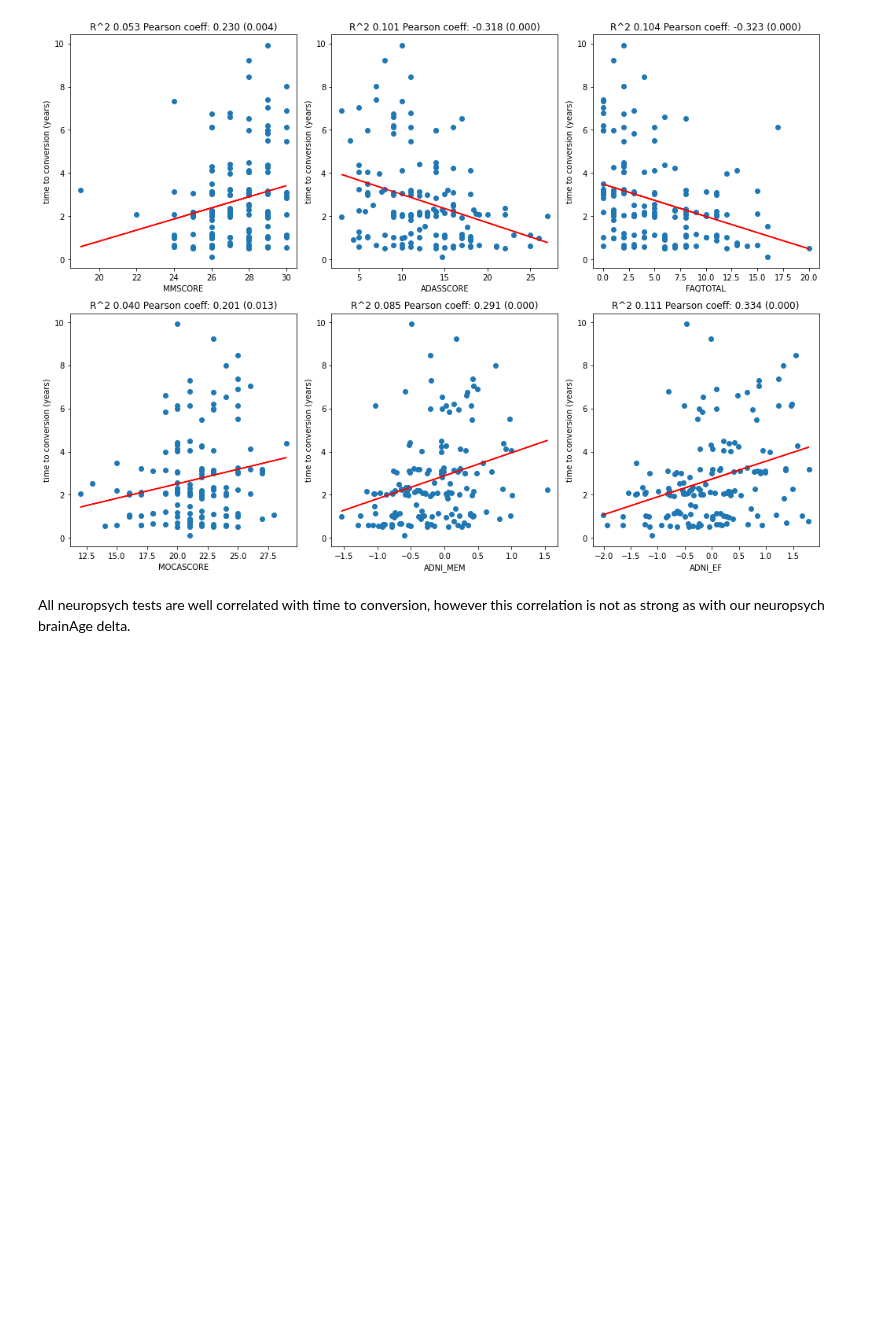
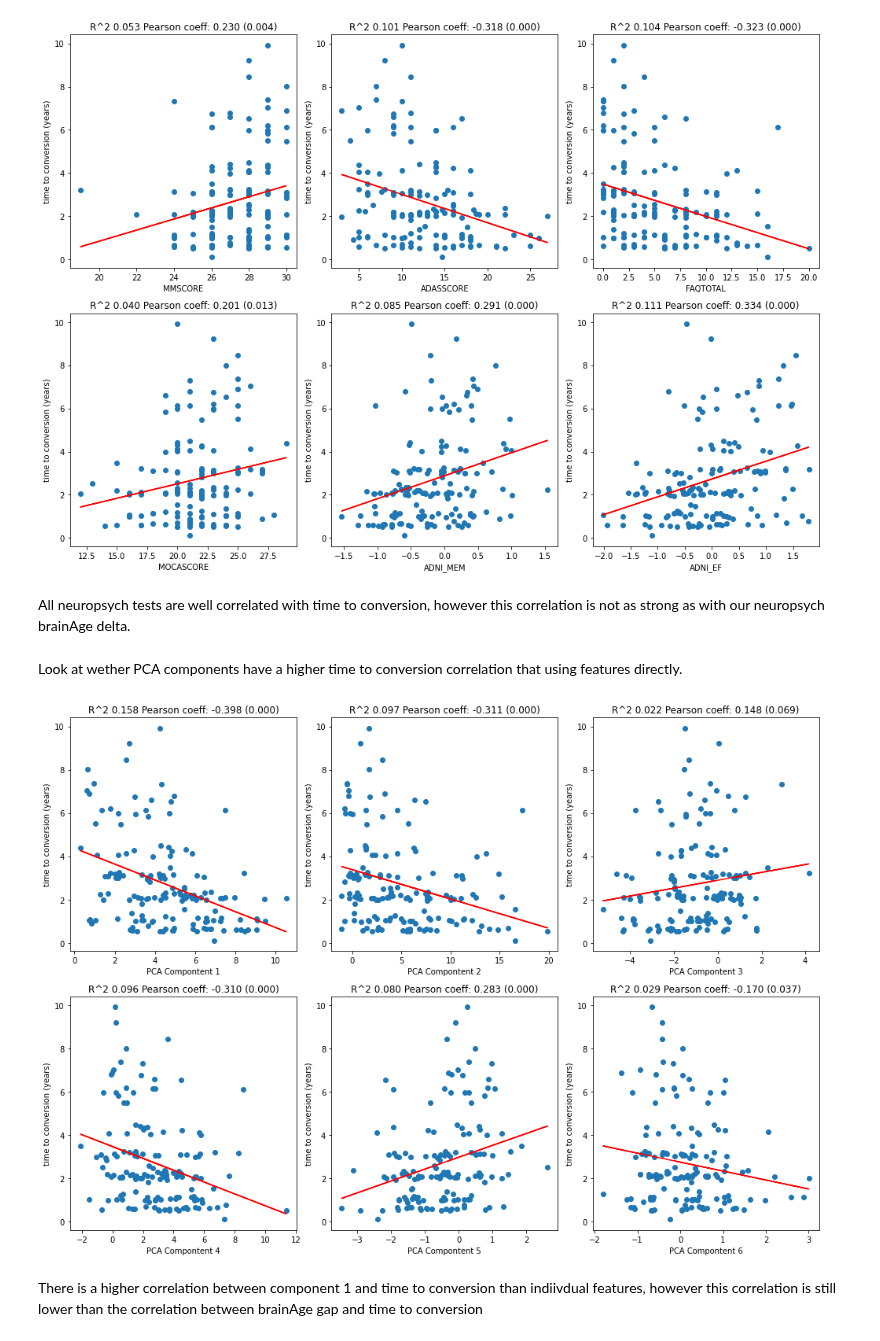
Before and after one commit to JGarciaCondado/ADNIBrainAge, a Jupyter notebook: jupyternotebooks/03-neuropsychBrainAge.ipynb, the cells around one changed output. Drawn from its saved outputs; the diff is of its cells as text; code cells hidden in the pictures; blank space fills up the shorter version.

```diff
--- a/jupyternotebooks/03-neuropsychBrainAge.ipynb
+++ b/jupyternotebooks/03-neuropsychBrainAge.ipynb
@@ -573,3 +574,37 @@ plt.show()
 [figure]
 # %% [markdown]
 All neuropsych tests are well correlated with time to conversion, however this correlation is not as strong as with our neuropsych brainAge delta.
+# %% [markdown]
+Look at wether PCA components have a higher time to conversion correlation that using features directly.
+# %%
+# Fit PCA transform
+pca_transform = PCA().fit(X_train_norm)
+X_pmci_norm = transformer.transform(features_mci2ad)
+X_pmci_pca = pca_transform.transform(X_pmci_norm)
+
+# Explore relationship between components and time to conversion
+plt.figure(figsize=(14,10))
+for i in range(X_pmci_pca.shape[1]):
+    plt.subplot(2, 3, i+1)
+    feature = X_pmci_pca[:, i]
+    LR_mci2ad = LinearRegression()
+    LR_mci2ad.fit(feature.reshape(-1, 1), times.reshape(-1, 1))
+    predicted_times = LR_mci2ad.predict(feature.reshape(-1, 1))
+
+    # predicted values
+    plt.plot(feature, predicted_times, color='r')
+    plt.scatter(feature, times)
+    plt.xlabel('PCA Compontent %d' % int(i+1))
+    plt.ylabel('time to conversion (years)')
+
+    # add metrics
+    r2 = metrics.r2_score(times, predicted_times)
+    pearson_coeff, pval = pearsonr(times, feature)
+    plt.title('R^2 %.3f Pearson coeff: %.3f (%.3f)' % (r2, pearson_coeff, pval))
+
+plt.tight_layout()
+plt.show()
+# %% [output]
+[figure, added]
+# %% [markdown]
+There is a higher correlation between component 1 and time to conversion than indiivdual features, however this correlation is still lower than the correlation between brainAge gap and time to conversion
```
Also changed, not shown: parts of 1 cell of this notebook, 1 other file.
